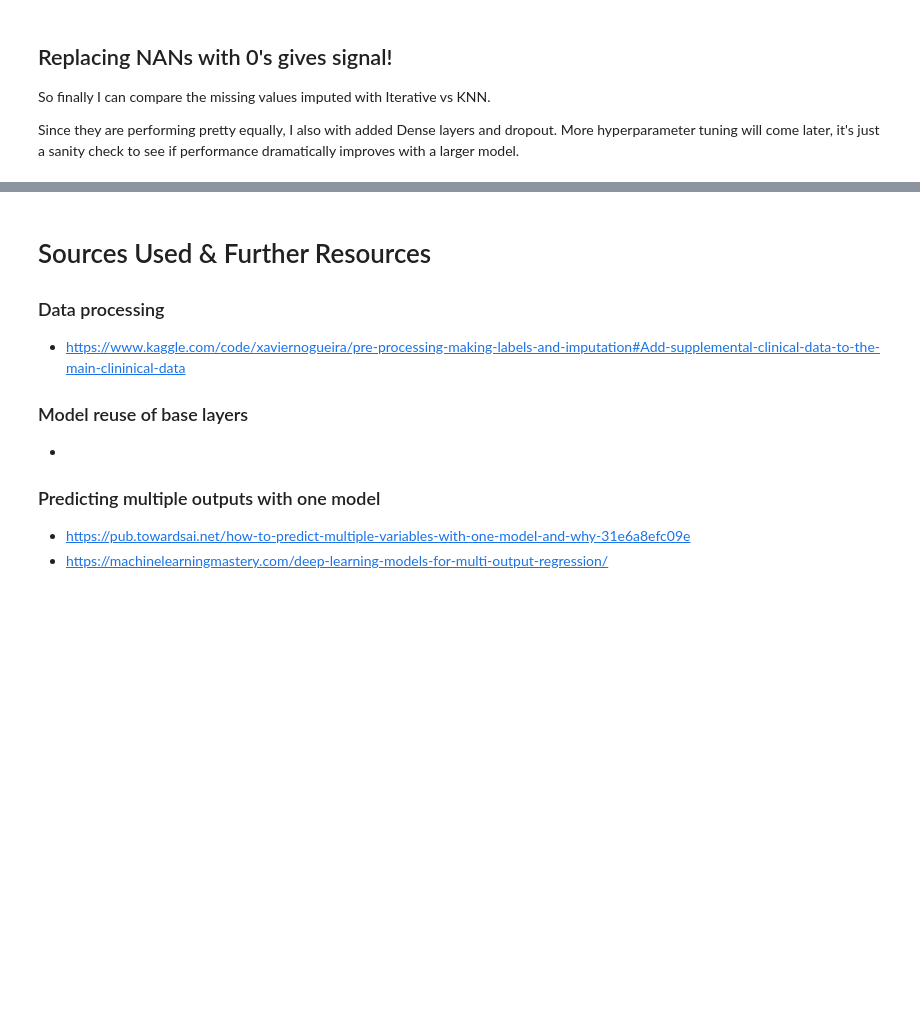
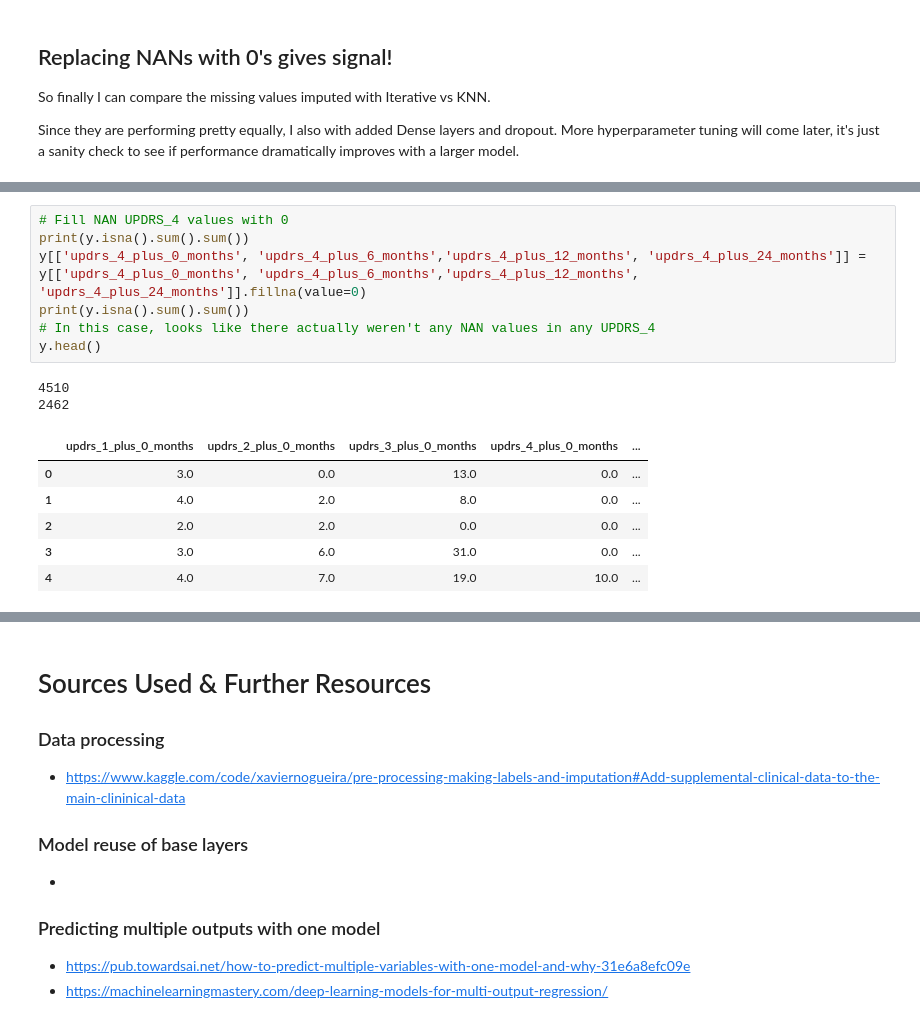
Before and after one commit to s-feinstein/SCS_3546_024-Deep-Learning, a Jupyter notebook: Term-Project/parkinsons-progression-pred.ipynb, the cells around one changed output, grey strips where cells are left out. Drawn from its saved outputs; the diff is of its cells as text; blank space fills up the shorter version.

```diff
--- a/Term-Project/parkinsons-progression-pred.ipynb
+++ b/Term-Project/parkinsons-progression-pred.ipynb
@@ -699,0 +873,16 @@ MAE: 5.774 (0.304)
+# %%
+# Fill NAN UPDRS_4 values with 0
+print(y.isna().sum().sum())
+y[['updrs_4_plus_0_months', 'updrs_4_plus_6_months','updrs_4_plus_12_months', 'updrs_4_plus_24_months']] = y[['updrs_4_plus_0_months', 'updrs_4_plus_6_months','updrs_4_plus_12_months', 'updrs_4_plus_24_months']].fillna(value=0)
+print(y.isna().sum().sum())
+# In this case, looks like there actually weren't any NAN values in any UPDRS_4
+y.head()
+# %% [output]
+4510
+2462
+|  | updrs_1_plus_0_months | updrs_2_plus_0_months | updrs_3_plus_0_months | updrs_4_plus_0_months | ... |
+| 0 | 3.0 | 0.0 | 13.0 | 0.0 | ... |
+| 1 | 4.0 | 2.0 | 8.0 | 0.0 | ... |
+| 2 | 2.0 | 2.0 | 0.0 | 0.0 | ... |
+| 3 | 3.0 | 6.0 | 31.0 | 0.0 | ... |
+| 4 | 4.0 | 7.0 | 19.0 | 10.0 | ... |
```
Also changed, not shown: parts of 25 cells of this notebook.
